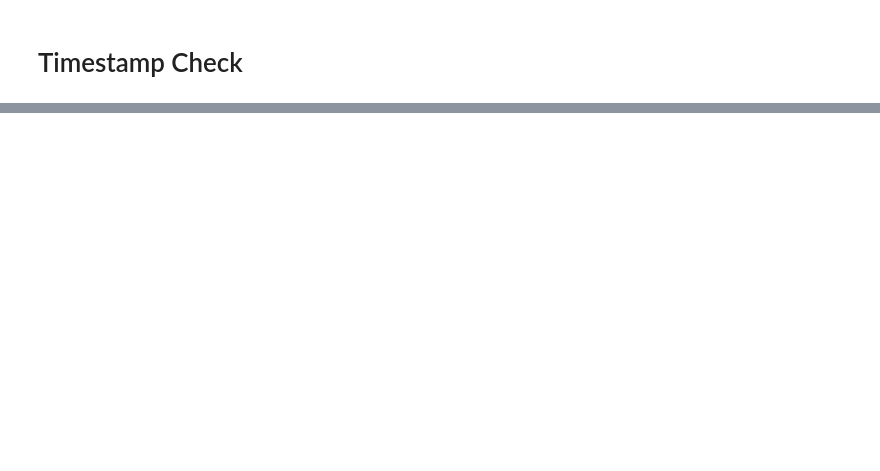
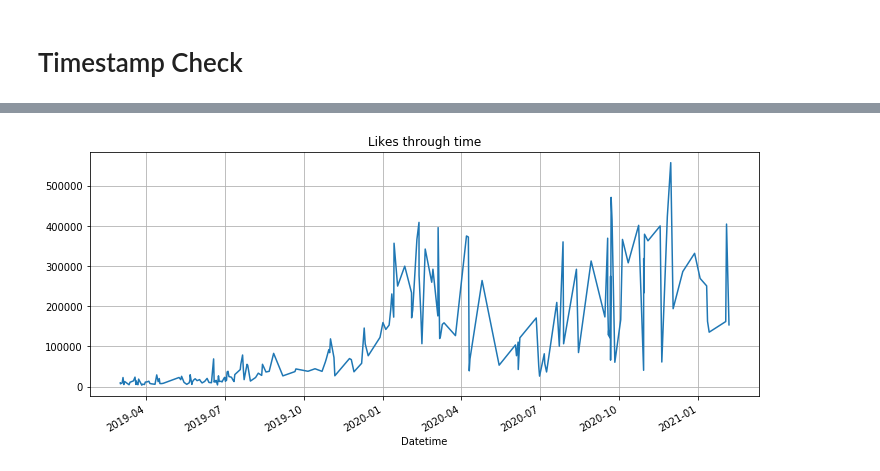
Before and after one commit to VasilisMpletsos/Instagram_Scrapper, a Jupyter notebook: TimestampExploration.ipynb, the cells around one changed output, grey strips where cells are left out. Drawn from its saved outputs; the diff is of its cells as text; code cells hidden in the pictures; blank space fills up the shorter version.

```diff
--- a/TimestampExploration.ipynb
+++ b/TimestampExploration.ipynb
@@ -44,0 +112,4 @@ Going to show images from 25 to 29
+# %%
+df["Likes"].plot(figsize=(12,5),grid=True,title="Likes through time");
+# %% [output]
+[figure, added]
```
Also changed, not shown: parts of 19 cells of this notebook, 25 other files.
